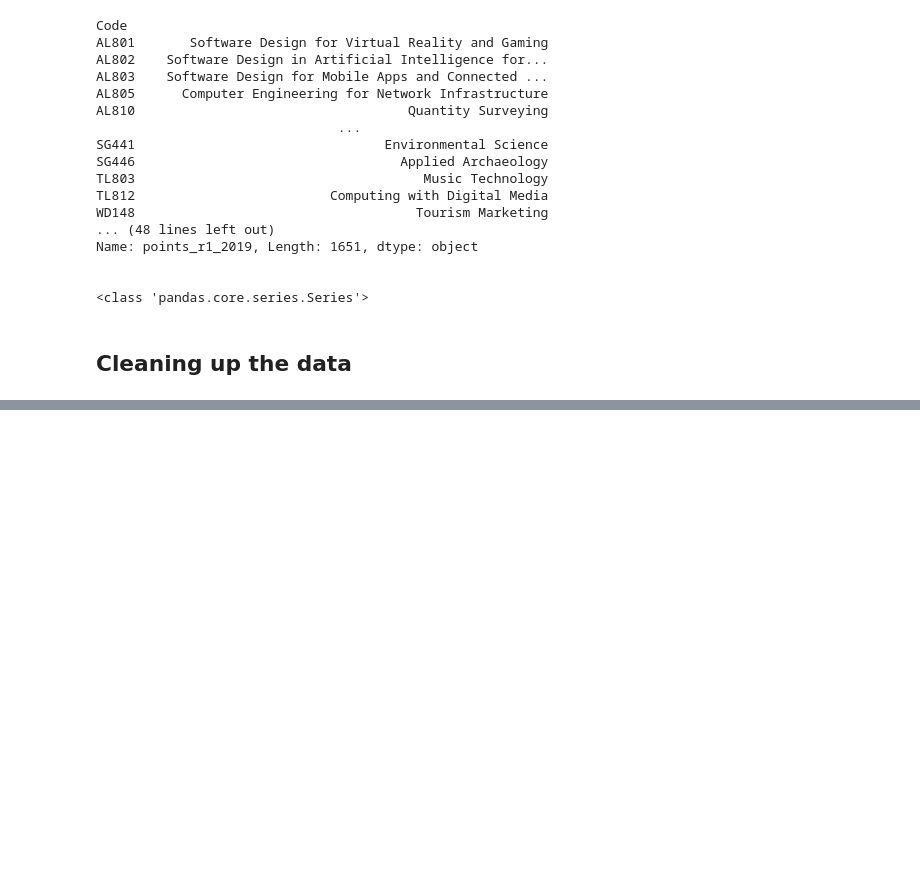
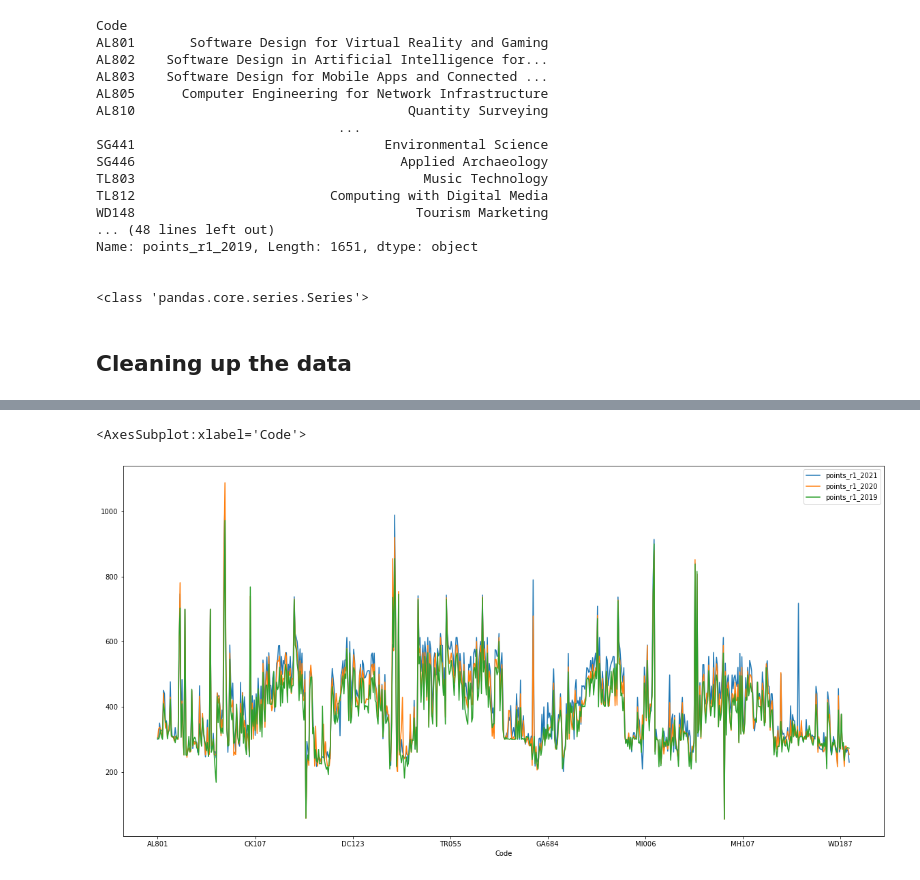
Before and after one commit to Lynch08/Fundementals_Of_Data_Analysis, a Jupyter notebook: CAO Points/CAOPOINTS_ANALYSIS_Messing.ipynb, the cells around one changed output, grey strips where cells are left out. Saved outputs shown, nothing was run; the diff lists cells and outputs as text; code cells hidden in the pictures; blank space fills up the shorter version.

```diff
--- a/CAO Points/CAOPOINTS_ANALYSIS_Messing.ipynb
+++ b/CAO Points/CAOPOINTS_ANALYSIS_Messing.ipynb
@@ -833,0 +789,4 @@ print (CAO_POINTS)
+# %%
+CAO_R1_POINTS = CAO_R1_POINTS[CAO_R1_POINTS['points_r1_2020'].notna()]
+# %%
+CAO_R1_POINTS = CAO_R1_POINTS[CAO_R1_POINTS['points_r1_2019'].notna()]
@@ -833,0 +813,4 @@ print (CAO_POINTS)
+# %%
+# Changeing the points columns to ints to remove .0
+CAO_R1_POINTS = CAO_R1_POINTS.astype({"points_r1_2021": int, "points_r1_2020": int, "points_r1_2019": int })
+CAO_R1_POINTS
@@ -833,0 +831,7 @@ print (CAO_POINTS)
+# %%
+CAO_R1_POINTS.set_index('Code', inplace=True)
+# %%
+CAO_R1_POINTS.plot(figsize=(20, 10))
+# %% [output]
+<AxesSubplot:xlabel='Code'>
+[figure, added]
```
Also changed, not shown: parts of 48 cells of this notebook, 32 other files.
